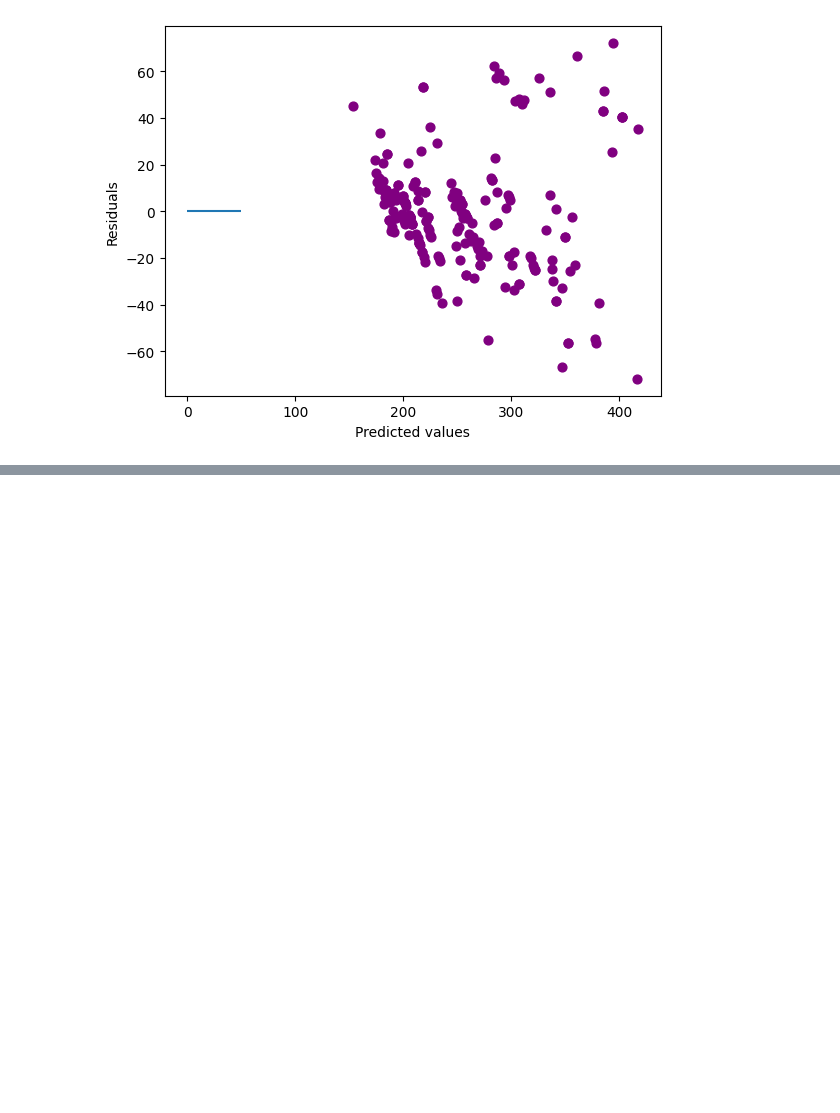
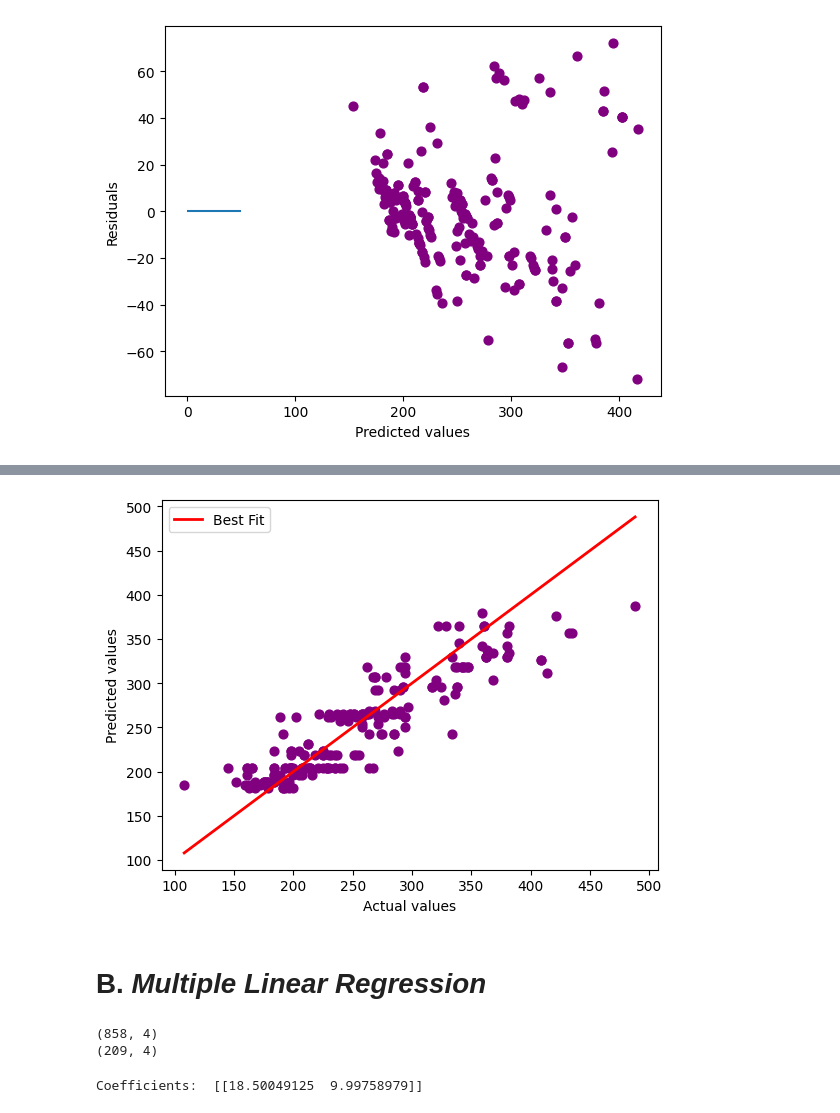
Before and after one commit to VAL-Jerono/Fuel_Linear_Model, a Jupyter notebook: Fuel.ipynb, the cells around one changed output, grey strips where cells are left out. Cells and saved outputs as stored; diff of their text form; code cells hidden in the pictures; blank space fills up the shorter version.

```diff
--- a/Fuel.ipynb
+++ b/Fuel.ipynb
@@ -204,0 +259,33 @@ Notes:
+# %%
+# Plot actual vs predicted with line labeled as best fit
+plt.scatter(test_y, test_y_pred, color='purple', s=40)
+plt.plot([test_y.min(), test_y.max()], [test_y.min(), test_y.max()], color='red', lw=2, label= 'Best Fit')
+plt.xlabel('Actual values')
+plt.ylabel('Predicted values')
+plt.legend()
+plt.show()
+# %% [output]
+[figure, added]
+# %% [markdown]
+# B. ***Multiple Linear Regression***
+# %%
+# Split data into 80% train and 20% test with seed for reproducibility for multiple linear regression (ie more than one independent variable)
+np.random.seed(123)
+msk = np.random.rand(len(fuel_subset)) < 0.8
+train = fuel_subset[msk]
+test = fuel_subset[~msk]
+print(train.shape)
+print(test.shape)
+# %% [output]
+(858, 4)
+(209, 4)
+# %%
+# Fit the model, engine and fuel consumption
+from sklearn import linear_model
+regr = linear_model.LinearRegression()
+train_x = np.asanyarray(train[['ENGINESIZE', 'FUELCONSUMPTION_COMB']])
+train_y = np.asanyarray(train[['CO2EMISSIONS']])
+regr.fit(train_x, train_y)
+print('Coefficients: ', regr.coef_)
+# %% [output]
+Coefficients:  [[18.50049125  9.99758979]]
```
Also changed, not shown: parts of 16 cells of this notebook.
